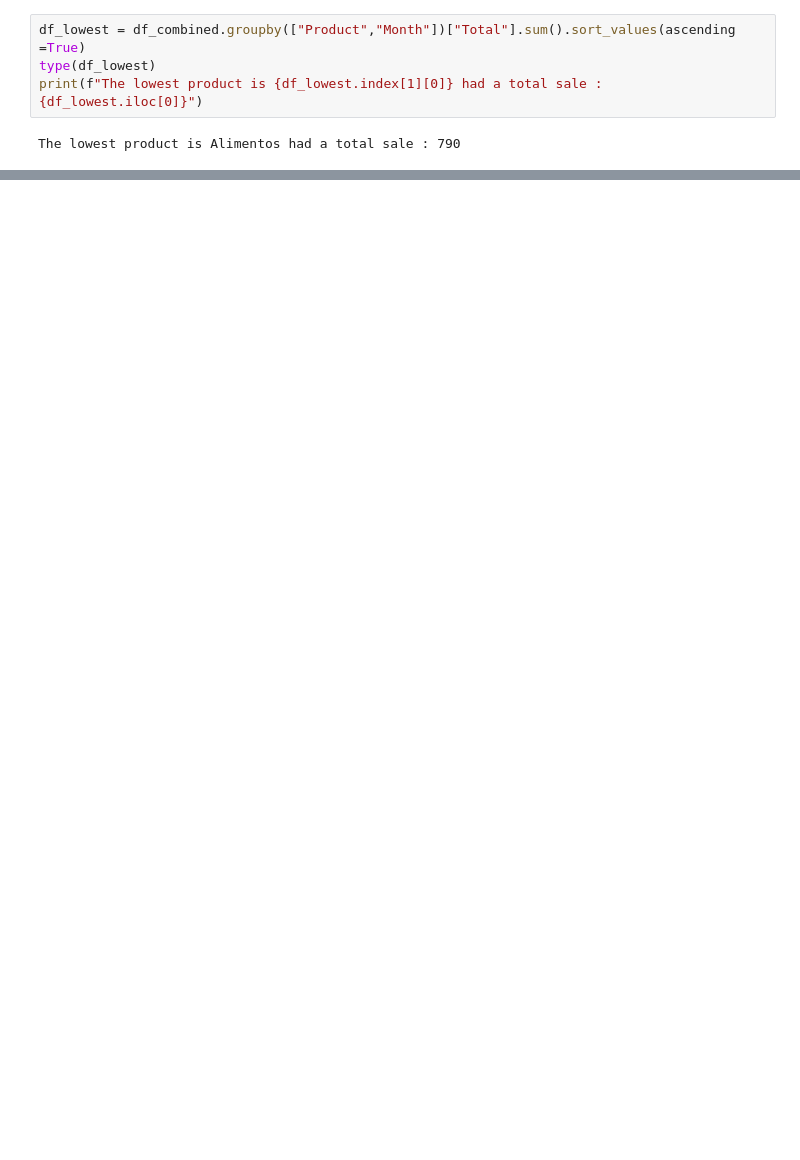
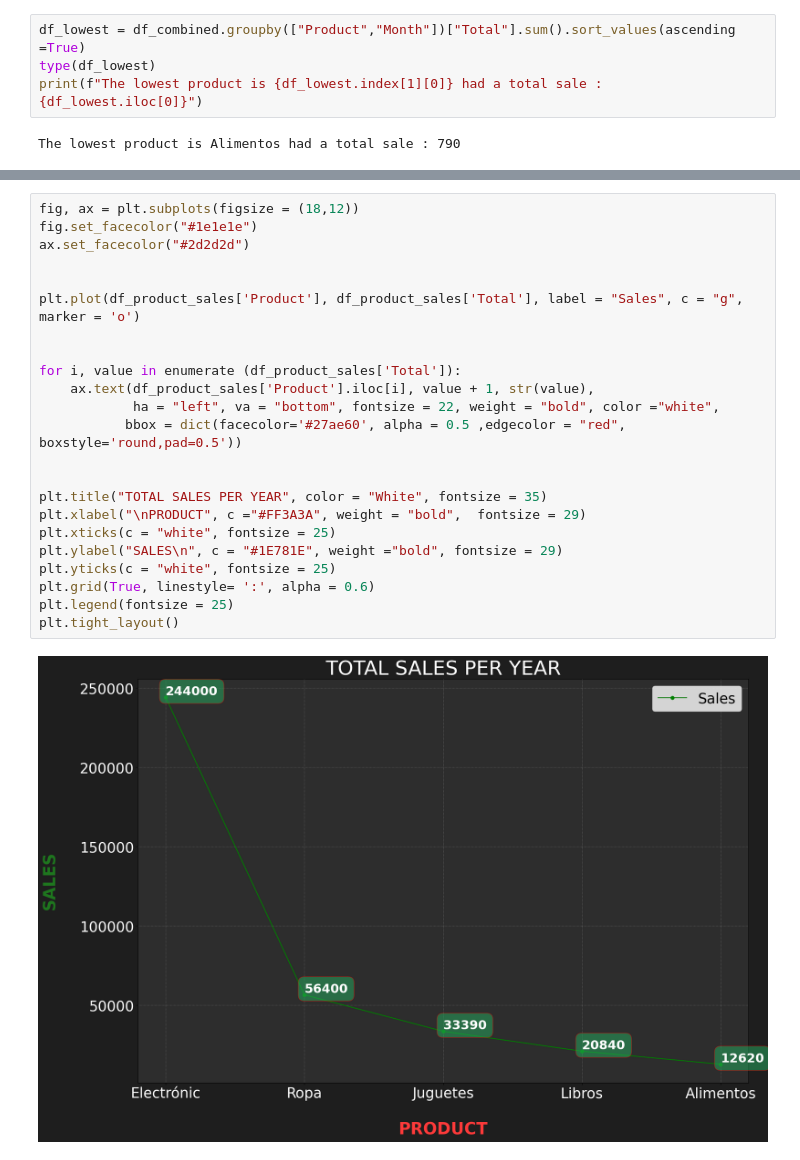
Before and after one commit to Moises-Acosta/Sales_proyect, a Jupyter notebook: Sales_Proyect.ipynb, the cells around one changed output, grey strips where cells are left out. Saved outputs shown, nothing was run; the diff lists cells and outputs as text; blank space fills up the shorter version.

Commit message:
Visualizations for each business questions

```diff
--- a/Sales_Proyect.ipynb
+++ b/Sales_Proyect.ipynb
@@ -181,0 +178,25 @@ The reflected sales on Paydays have an impact: 15.53%
+# %%
+fig, ax = plt.subplots(figsize = (18,12))
+fig.set_facecolor("#1e1e1e")
+ax.set_facecolor("#2d2d2d")
+
+
+plt.plot(df_product_sales['Product'], df_product_sales['Total'], label = "Sales", c = "g", marker = 'o')
+
+
+for i, value in enumerate (df_product_sales['Total']):
+    ax.text(df_product_sales['Product'].iloc[i], value + 1, str(value),
+            ha = "left", va = "bottom", fontsize = 22, weight = "bold", color ="white",
+           bbox = dict(facecolor='#27ae60', alpha = 0.5 ,edgecolor = "red", boxstyle='round,pad=0.5'))
+
+
+plt.title("TOTAL SALES PER YEAR", color = "White", fontsize = 35)
+plt.xlabel("\nPRODUCT", c ="#FF3A3A", weight = "bold",  fontsize = 29)
+plt.xticks(c = "white", fontsize = 25)
+plt.ylabel("SALES\n", c = "#1E781E", weight ="bold", fontsize = 29)
+plt.yticks(c = "white", fontsize = 25)
+plt.grid(True, linestyle= ':', alpha = 0.6)
+plt.legend(fontsize = 25)
+plt.tight_layout()
+# %% [output]
+[figure, added]
```
Also changed, not shown: parts of 23 cells of this notebook, 1 other file.
